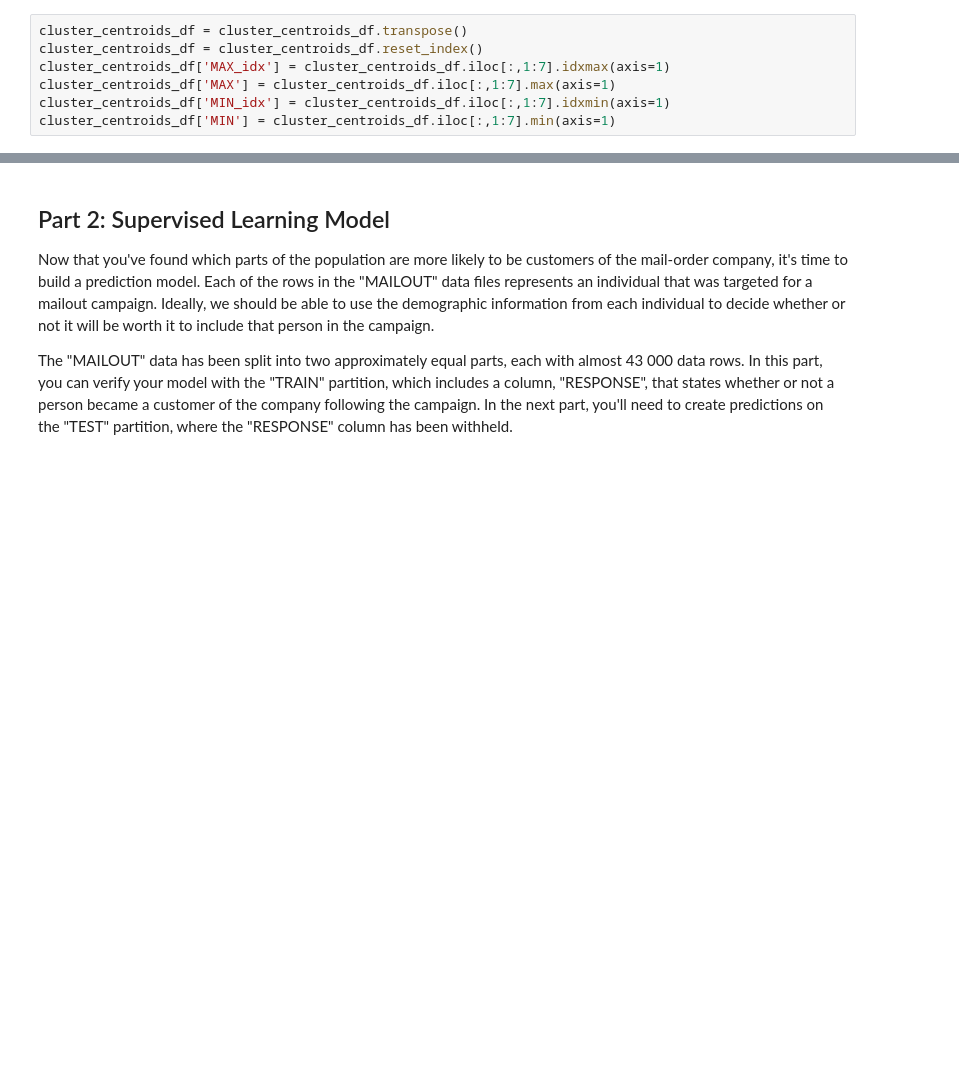
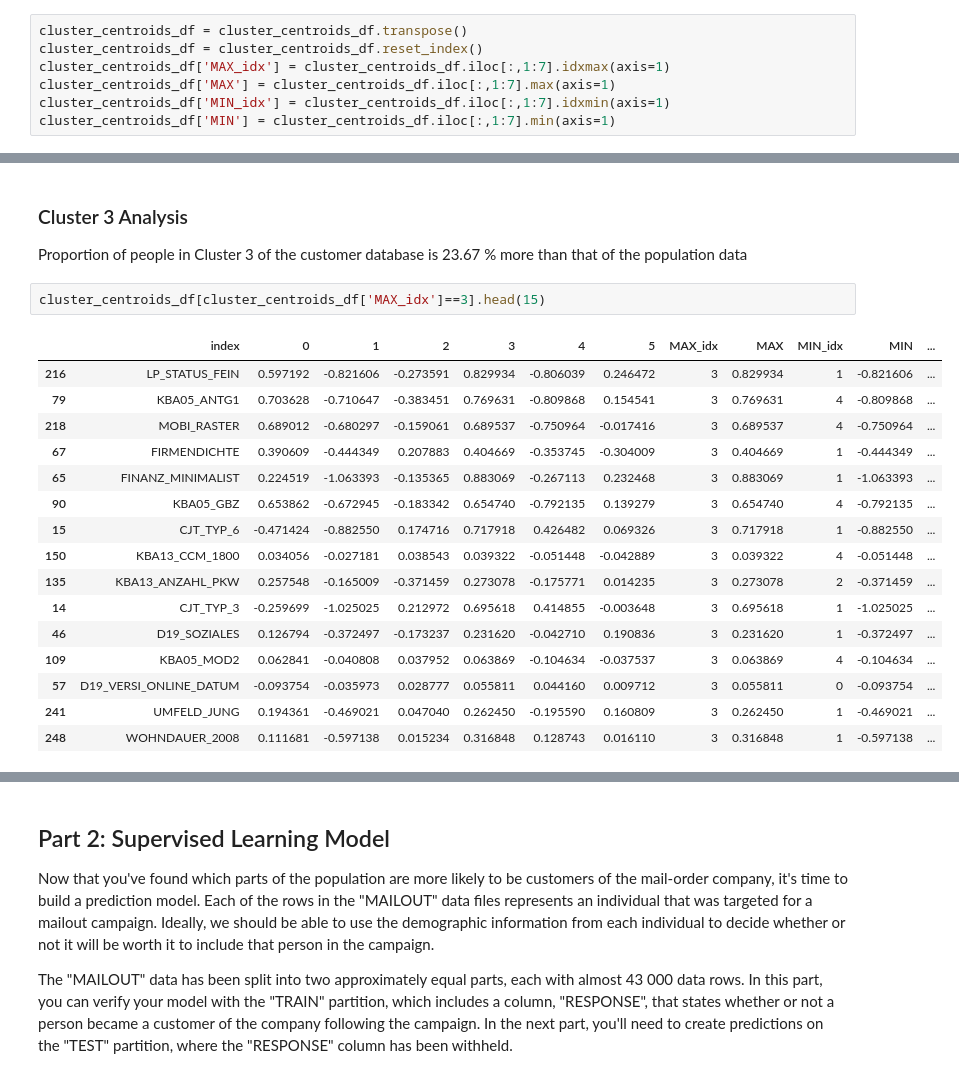
Before and after one commit to ditivaidya/Udacity-Project-IV, a Jupyter notebook: Arvato Project Workbook.ipynb, the cells around one changed output, grey strips where cells are left out. Saved outputs shown, nothing was run; the diff lists cells and outputs as text; blank space fills up the shorter version.

```diff
--- a/Arvato Project Workbook.ipynb
+++ b/Arvato Project Workbook.ipynb
@@ -807,0 +875,22 @@ cluster_centroids_df.to_excel("centroids4.xlsx")
+# %% [markdown]
+### Cluster 3 Analysis
+Proportion of people in Cluster 3 of the customer database is 23.67 % more than that of the population data
+# %%
+cluster_centroids_df[cluster_centroids_df['MAX_idx']==3].head(15)
+# %% [output]
+|  | index | 0 | 1 | 2 | 3 | 4 | 5 | MAX_idx | MAX | MIN_idx | MIN | ... |
+| 216 | LP_STATUS_FEIN | 0.597192 | -0.821606 | -0.273591 | 0.829934 | -0.806039 | 0.246472 | 3 | 0.829934 | 1 | -0.821606 | ... |
+| 79 | KBA05_ANTG1 | 0.703628 | -0.710647 | -0.383451 | 0.769631 | -0.809868 | 0.154541 | 3 | 0.769631 | 4 | -0.809868 | ... |
+| 218 | MOBI_RASTER | 0.689012 | -0.680297 | -0.159061 | 0.689537 | -0.750964 | -0.017416 | 3 | 0.689537 | 4 | -0.750964 | ... |
+| 67 | FIRMENDICHTE | 0.390609 | -0.444349 | 0.207883 | 0.404669 | -0.353745 | -0.304009 | 3 | 0.404669 | 1 | -0.444349 | ... |
+| 65 | FINANZ_MINIMALIST | 0.224519 | -1.063393 | -0.135365 | 0.883069 | -0.267113 | 0.232468 | 3 | 0.883069 | 1 | -1.063393 | ... |
+| 90 | KBA05_GBZ | 0.653862 | -0.672945 | -0.183342 | 0.654740 | -0.792135 | 0.139279 | 3 | 0.654740 | 4 | -0.792135 | ... |
+| 15 | CJT_TYP_6 | -0.471424 | -0.882550 | 0.174716 | 0.717918 | 0.426482 | 0.069326 | 3 | 0.717918 | 1 | -0.882550 | ... |
+| 150 | KBA13_CCM_1800 | 0.034056 | -0.027181 | 0.038543 | 0.039322 | -0.051448 | -0.042889 | 3 | 0.039322 | 4 | -0.051448 | ... |
+| 135 | KBA13_ANZAHL_PKW | 0.257548 | -0.165009 | -0.371459 | 0.273078 | -0.175771 | 0.014235 | 3 | 0.273078 | 2 | -0.371459 | ... |
+| 14 | CJT_TYP_3 | -0.259699 | -1.025025 | 0.212972 | 0.695618 | 0.414855 | -0.003648 | 3 | 0.695618 | 1 | -1.025025 | ... |
+| 46 | D19_SOZIALES | 0.126794 | -0.372497 | -0.173237 | 0.231620 | -0.042710 | 0.190836 | 3 | 0.231620 | 1 | -0.372497 | ... |
+| 109 | KBA05_MOD2 | 0.062841 | -0.040808 | 0.037952 | 0.063869 | -0.104634 | -0.037537 | 3 | 0.063869 | 4 | -0.104634 | ... |
+| 57 | D19_VERSI_ONLINE_DATUM | -0.093754 | -0.035973 | 0.028777 | 0.055811 | 0.044160 | 0.009712 | 3 | 0.055811 | 0 | -0.093754 | ... |
+| 241 | UMFELD_JUNG | 0.194361 | -0.469021 | 0.047040 | 0.262450 | -0.195590 | 0.160809 | 3 | 0.262450 | 1 | -0.469021 | ... |
+| 248 | WOHNDAUER_2008 | 0.111681 | -0.597138 | 0.015234 | 0.316848 | 0.128743 | 0.016110 | 3 | 0.316848 | 1 | -0.597138 | ... |
```
Also changed, not shown: parts of 45 cells of this notebook, 4 other files.
